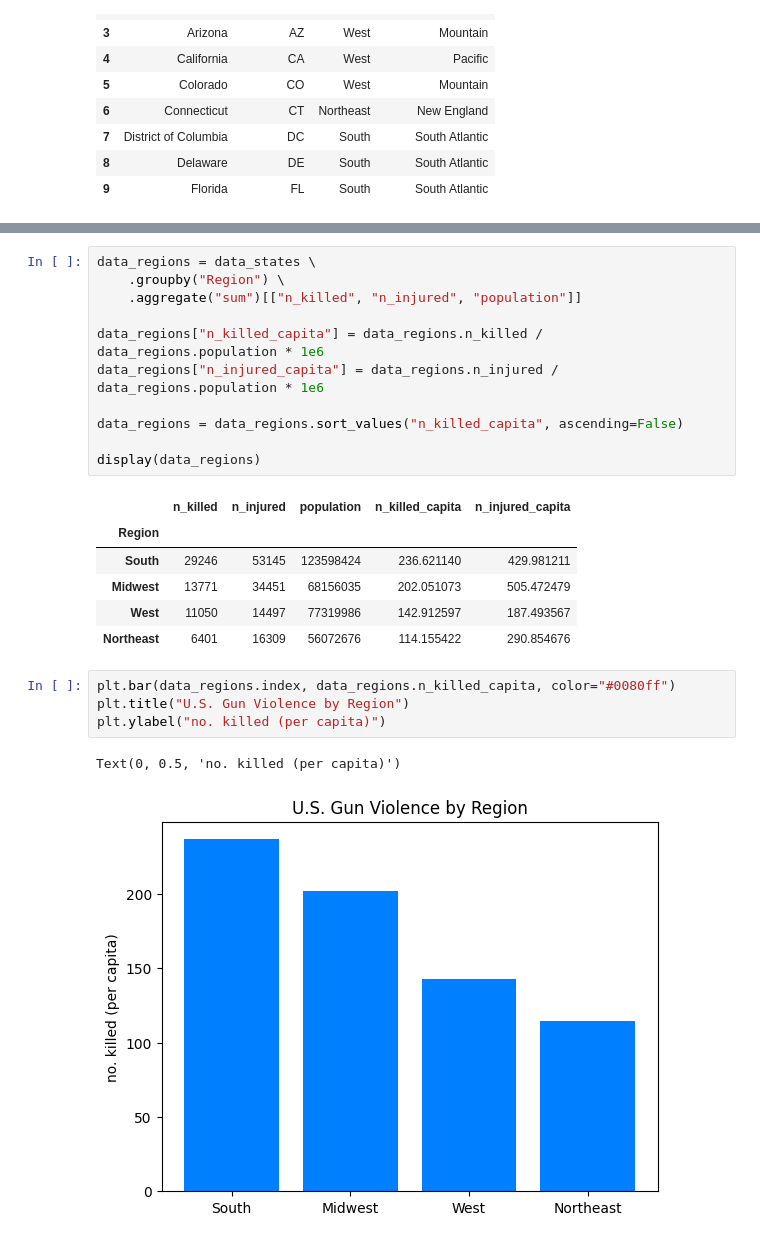
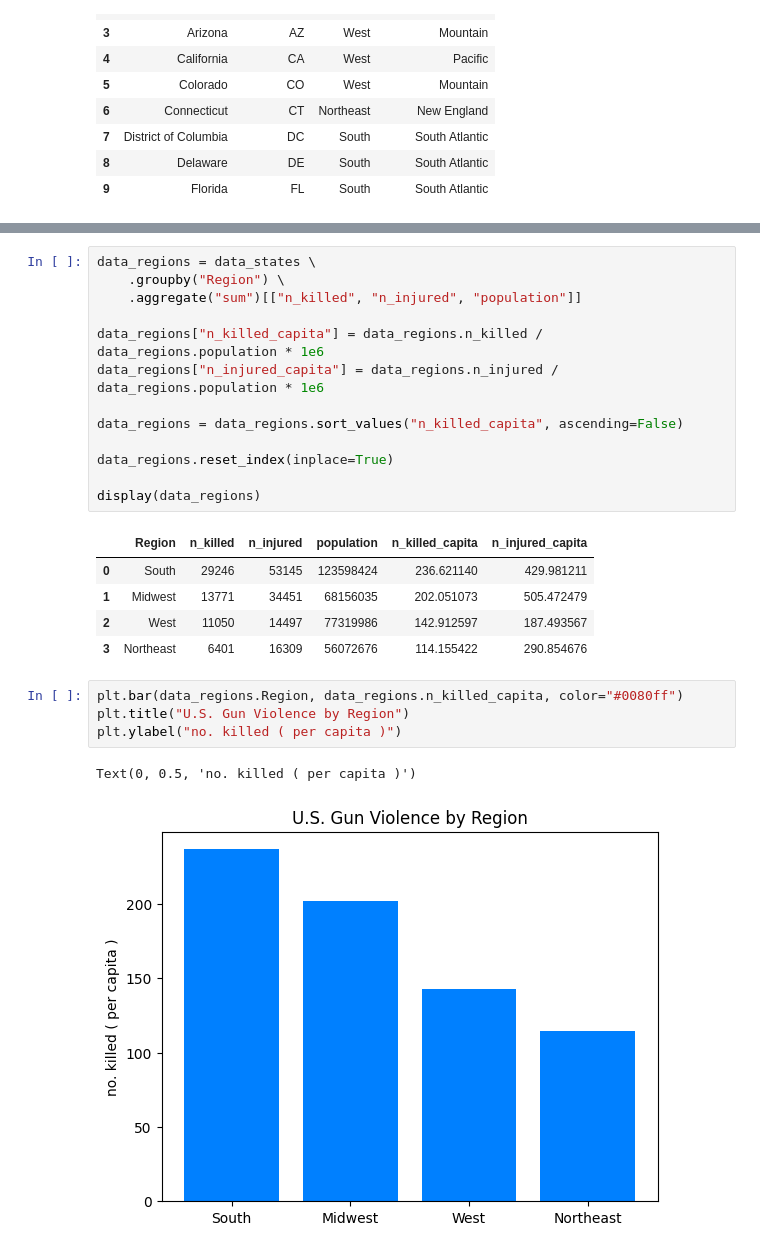
Before and after one commit to usefulmove/code, a Jupyter notebook: guns/guns.ipynb, the cells around one changed output, grey strips where cells are left out. Saved outputs shown, nothing was run; the diff lists cells and outputs as text.

```diff
--- a/guns/guns.ipynb
+++ b/guns/guns.ipynb
@@ -192,18 +192,19 @@ data_regions["n_injured_capita"] = data_regions.n_injured / data_regions.populat
 
 data_regions = data_regions.sort_values("n_killed_capita", ascending=False)
 
+data_regions.reset_index(inplace=True)
+
 display(data_regions)
 # %% [output]
-|  | n_killed | n_injured | population | n_killed_capita | n_injured_capita |
-| Region |  |  |  |  |  |
-| South | 29246 | 53145 | 123598424 | 236.621140 | 429.981211 |
-| Midwest | 13771 | 34451 | 68156035 | 202.051073 | 505.472479 |
-| West | 11050 | 14497 | 77319986 | 142.912597 | 187.493567 |
-| Northeast | 6401 | 16309 | 56072676 | 114.155422 | 290.854676 |
+|  | Region | n_killed | n_injured | population | n_killed_capita | n_injured_capita |
+| 0 | South | 29246 | 53145 | 123598424 | 236.621140 | 429.981211 |
+| 1 | Midwest | 13771 | 34451 | 68156035 | 202.051073 | 505.472479 |
+| 2 | West | 11050 | 14497 | 77319986 | 142.912597 | 187.493567 |
+| 3 | Northeast | 6401 | 16309 | 56072676 | 114.155422 | 290.854676 |
 # %%
-plt.bar(data_regions.index, data_regions.n_killed_capita, color="#0080ff")
+plt.bar(data_regions.Region, data_regions.n_killed_capita, color="#0080ff")
 plt.title("U.S. Gun Violence by Region")
-plt.ylabel("no. killed (per capita)")
+plt.ylabel("no. killed ( per capita )")
 # %% [output]
-Text(0, 0.5, 'no. killed (per capita)')
+Text(0, 0.5, 'no. killed ( per capita )')
-[figure, old version]
+[figure, new version]
```
Also changed, not shown: parts of 2 cells of this notebook.
